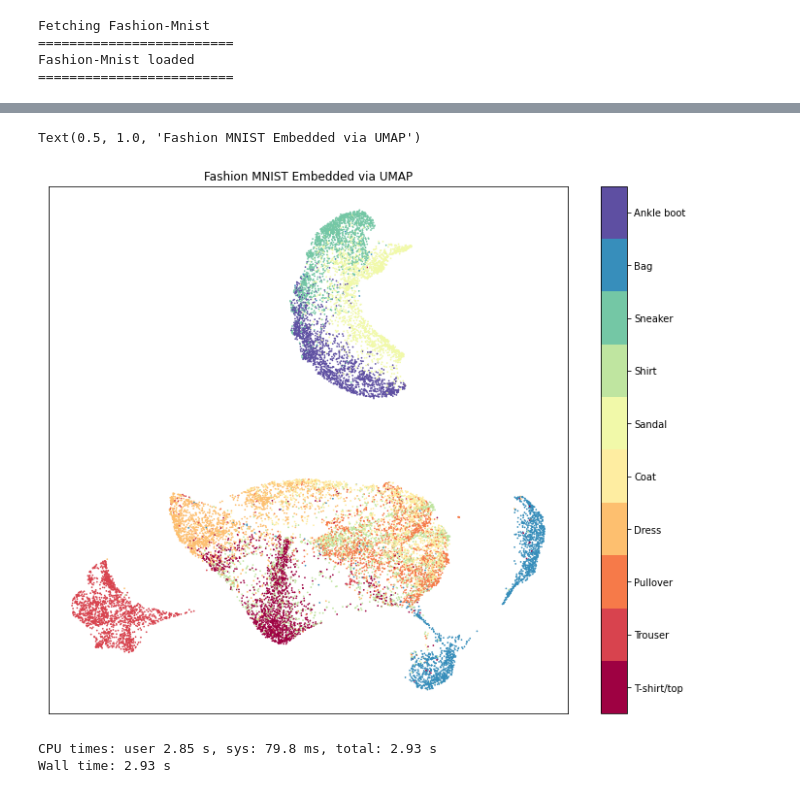
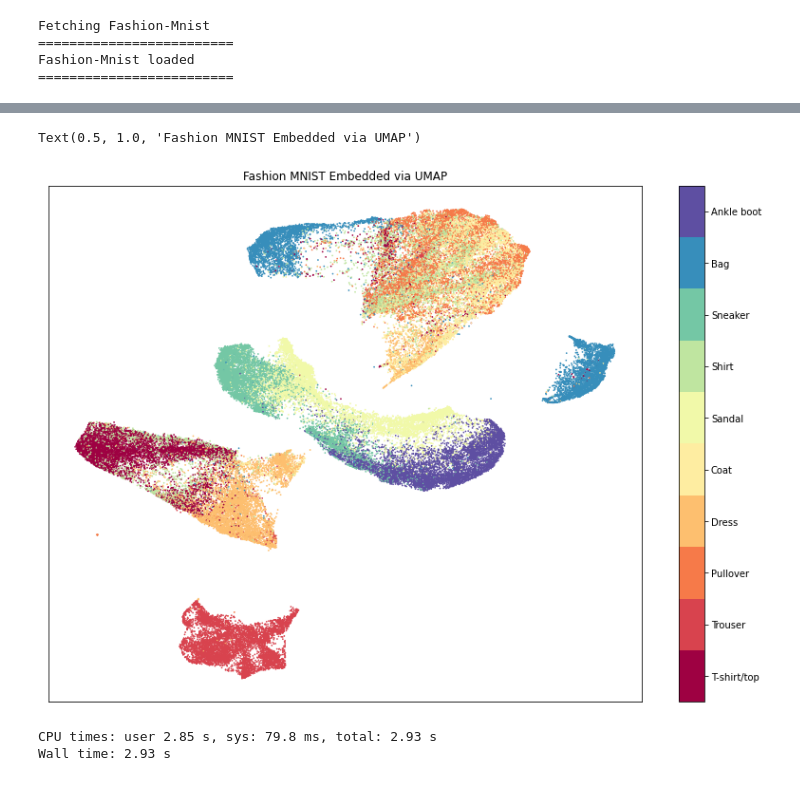
Before and after one commit to chriscamano/UMAP-and-PUMAP-research-, a Jupyter notebook: FALL 2022 UMAP /UMAP GPU configuration and testing area.ipynb, the cells around one changed output, grey strips where cells are left out. Saved outputs shown, nothing was run; the diff lists cells and outputs as text; code cells hidden in the pictures.

Commit message:
found issues with gpu non determinism when embedding :(

```diff
--- a/FALL 2022 UMAP /UMAP GPU configuration and testing area.ipynb
+++ b/FALL 2022 UMAP /UMAP GPU configuration and testing area.ipynb
@@ -53,8 +59,7 @@ reducer = cuml.UMAP(
     n_components=dim,
     n_epochs=epochs,
     min_dist=dist,
-    verbose=1,
-    random_state=seed
+    random_state=seed, #fix found on following blogpost https://github.com/lmcinnes/umap/issues/27 ?
 )
 control_embedding_2d = reducer.fit_transform(data)
 # %% [output]
@@ -63,29 +93,28 @@ Wall time: 2.93 s
 # %%
 #Pd config
 #-------------------------------------------------
 df = pd.DataFrame(control_embedding_2d, columns=('x', 'y'))
 df['class'] = pd.Series([str(x) for x in target], dtype="category")
-
+#df_sample = df.sample(frac=0.25)
 #Plot config
 #-------------------------------------------------
-fig, ax = plt.subplots(1, figsize=(12, 10))
-plt.scatter(
-    df_sample["y"].values,df_sample["x"].values,
-    c=df_sample["class"].astype("int"), s=0.5, cmap='Spectral', alpha=1.0)
+fig, ax = plt.subplots(1, figsize=(14, 10))
+plt.scatter(df["y"].values,df["x"].values, c=df["class"].astype("int"), s=0.5, cmap='Spectral', alpha=1.0)
+
 plt.setp(ax, xticks=[], yticks=[])
 
 #Color Bar
 #--------------------------------------------------
 cbar = plt.colorbar(boundaries=np.arange(11)-0.5)
 cbar.set_ticks(np.arange(10))
 cbar.set_ticklabels(classes)
 
 #Title
 #--------------------------------------------------
 plt.title('Fashion MNIST Embedded via UMAP')
 # %% [output]
 Text(0.5, 1.0, 'Fashion MNIST Embedded via UMAP')
-[figure, old version]
+[figure, new version]
 # %%
 %%time
 reducer = cuml.UMAP(
```
Also changed, not shown: parts of 10 cells of this notebook.
